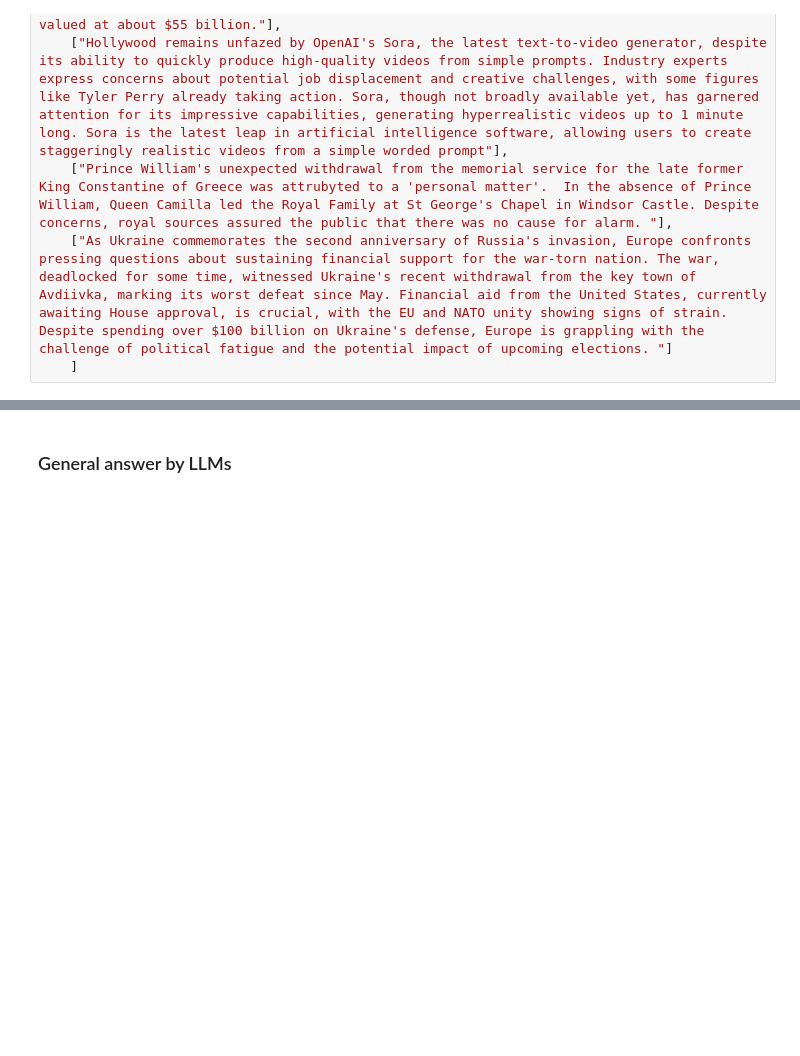
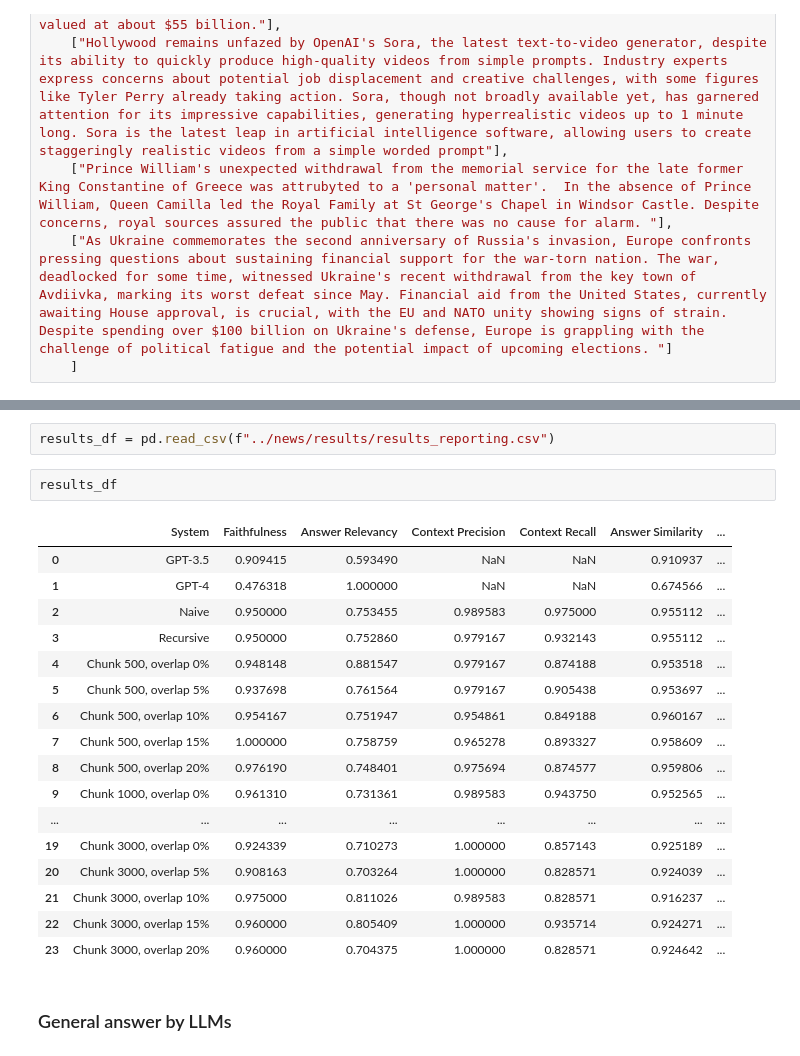
Before and after one commit to misslapina123/thesis-rag, a Jupyter notebook: reports/news_reporting.ipynb, the cells around one changed output, grey strips where cells are left out. Drawn from its saved outputs; the diff is of its cells as text; blank space fills up the shorter version.

Commit message:
Done with reporting of news

```diff
--- a/reports/news_reporting.ipynb
+++ b/reports/news_reporting.ipynb
@@ -194,3 +231,25 @@ def dictionary(result):
+# %%
+results_df = pd.read_csv(f"../news/results/results_reporting.csv")
+# %%
+results_df
+# %% [output]
+|  | System | Faithfulness | Answer Relevancy | Context Precision | Context Recall | Answer Similarity | ... |
+| 0 | GPT-3.5 | 0.909415 | 0.593490 | NaN | NaN | 0.910937 | ... |
+| 1 | GPT-4 | 0.476318 | 1.000000 | NaN | NaN | 0.674566 | ... |
+| 2 | Naive | 0.950000 | 0.753455 | 0.989583 | 0.975000 | 0.955112 | ... |
+| 3 | Recursive | 0.950000 | 0.752860 | 0.979167 | 0.932143 | 0.955112 | ... |
+| 4 | Chunk 500, overlap 0% | 0.948148 | 0.881547 | 0.979167 | 0.874188 | 0.953518 | ... |
+| 5 | Chunk 500, overlap 5% | 0.937698 | 0.761564 | 0.979167 | 0.905438 | 0.953697 | ... |
+| 6 | Chunk 500, overlap 10% | 0.954167 | 0.751947 | 0.954861 | 0.849188 | 0.960167 | ... |
+| 7 | Chunk 500, overlap 15% | 1.000000 | 0.758759 | 0.965278 | 0.893327 | 0.958609 | ... |
+| 8 | Chunk 500, overlap 20% | 0.976190 | 0.748401 | 0.975694 | 0.874577 | 0.959806 | ... |
+| 9 | Chunk 1000, overlap 0% | 0.961310 | 0.731361 | 0.989583 | 0.943750 | 0.952565 | ... |
+| ... | ... | ... | ... | ... | ... | ... | ... |
+| 19 | Chunk 3000, overlap 0% | 0.924339 | 0.710273 | 1.000000 | 0.857143 | 0.925189 | ... |
+| 20 | Chunk 3000, overlap 5% | 0.908163 | 0.703264 | 1.000000 | 0.828571 | 0.924039 | ... |
+| 21 | Chunk 3000, overlap 10% | 0.975000 | 0.811026 | 0.989583 | 0.828571 | 0.916237 | ... |
+| 22 | Chunk 3000, overlap 15% | 0.960000 | 0.805409 | 1.000000 | 0.935714 | 0.924271 | ... |
+| 23 | Chunk 3000, overlap 20% | 0.960000 | 0.704375 | 1.000000 | 0.828571 | 0.924642 | ... |
 # %% [markdown]
 ### General answer by LLMs
 # %%
```
Also changed, not shown: parts of 72 cells of this notebook, 3 other files.
